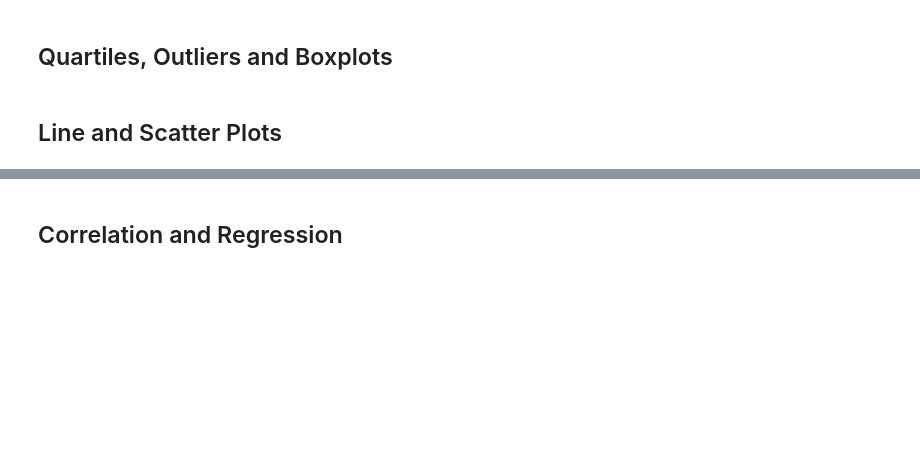
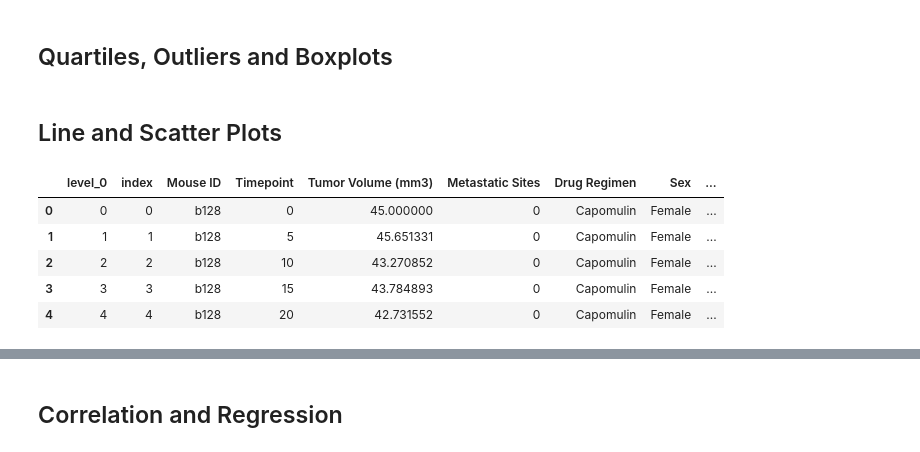
Before and after one commit to EMENGH/matplotlib-challenge, a Jupyter notebook: Pymaceuticals/pymaceuticals_starter.ipynb, the cells around one changed output, grey strips where cells are left out. Cells and saved outputs as stored; diff of their text form; code cells hidden in the pictures; blank space fills up the shorter version.

```diff
--- a/Pymaceuticals/pymaceuticals_starter.ipynb
+++ b/Pymaceuticals/pymaceuticals_starter.ipynb
@@ -190,3 +190,14 @@ plt.pie(sizes, autopct="%1.1f%%", labels=labels)
 ## Line and Scatter Plots
 # %%
 # Generate a line plot of time point versus tumor volume for a mouse treated with Capomulin
+lineplot_capomulin = new_combo_metadata_df.loc[new_combo_metadata_df["Drug Regimen"] == "Capomulin"]
+lineplot_capomulin = capomulin_df.reset_index()
+lineplot_capomulin.head()
+#now choose a mouse to see its corresponding data
+# %% [output]
+|  | level_0 | index | Mouse ID | Timepoint | Tumor Volume (mm3) | Metastatic Sites | Drug Regimen | Sex | ... |
+| 0 | 0 | 0 | b128 | 0 | 45.000000 | 0 | Capomulin | Female | ... |
+| 1 | 1 | 1 | b128 | 5 | 45.651331 | 0 | Capomulin | Female | ... |
+| 2 | 2 | 2 | b128 | 10 | 43.270852 | 0 | Capomulin | Female | ... |
+| 3 | 3 | 3 | b128 | 15 | 43.784893 | 0 | Capomulin | Female | ... |
+| 4 | 4 | 4 | b128 | 20 | 42.731552 | 0 | Capomulin | Female | ... |
```
Also changed, not shown: parts of 5 cells of this notebook.
